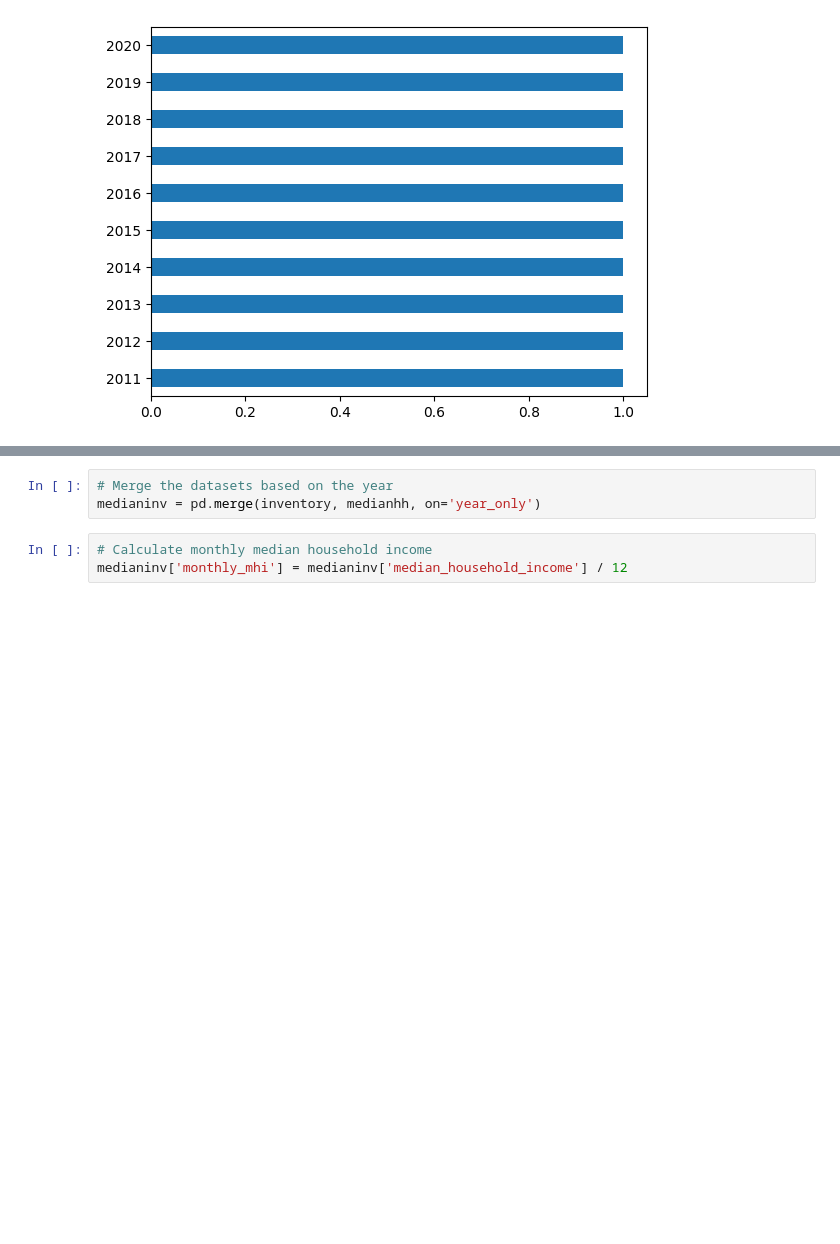
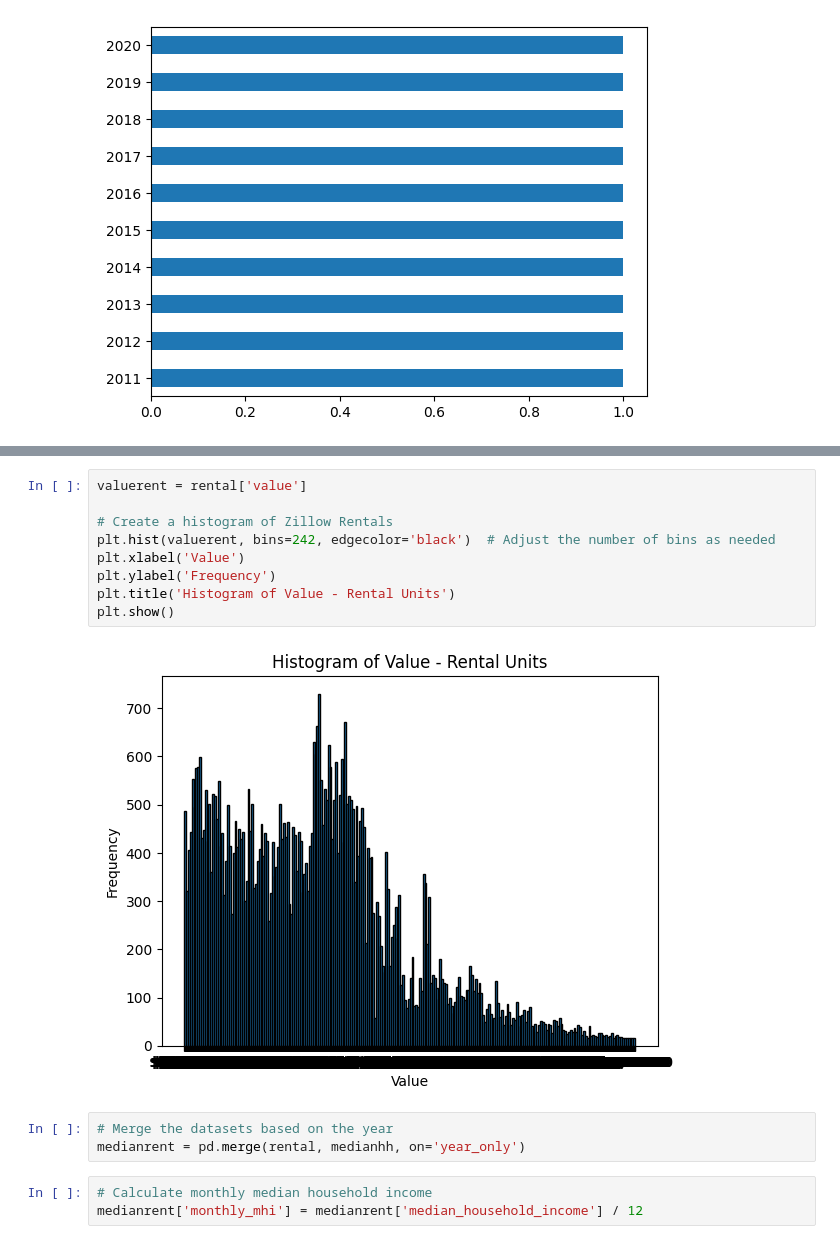
Before and after one commit to JessiPool/KaggleXProject, a Jupyter notebook: AffordableHousingMatrix.ipynb, the cells around one changed output, grey strips where cells are left out. Saved outputs shown, nothing was run; the diff lists cells and outputs as text; blank space fills up the shorter version.

```diff
--- a/AffordableHousingMatrix.ipynb
+++ b/AffordableHousingMatrix.ipynb
@@ -217,9 +217,20 @@ plt.title('Histogram of Value - Inventory and Sales')
 plt.show()
 # %% [output]
 [figure]
+# %%
+valuerent = rental['value']
+
+# Create a histogram of Zillow Rentals
+plt.hist(valuerent, bins=242, edgecolor='black')  # Adjust the number of bins as needed
+plt.xlabel('Value')
+plt.ylabel('Frequency')
+plt.title('Histogram of Value - Rental Units')
+plt.show()
+# %% [output]
+[figure, added]
 # %%
 # Merge the datasets based on the year
-medianinv = pd.merge(inventory, medianhh, on='year_only')
+medianrent = pd.merge(rental, medianhh, on='year_only')
 # %%
 # Calculate monthly median household income
-medianinv['monthly_mhi'] = medianinv['median_household_income'] / 12
+medianrent['monthly_mhi'] = medianrent['median_household_income'] / 12
```
Also changed, not shown: parts of 4 cells of this notebook.
